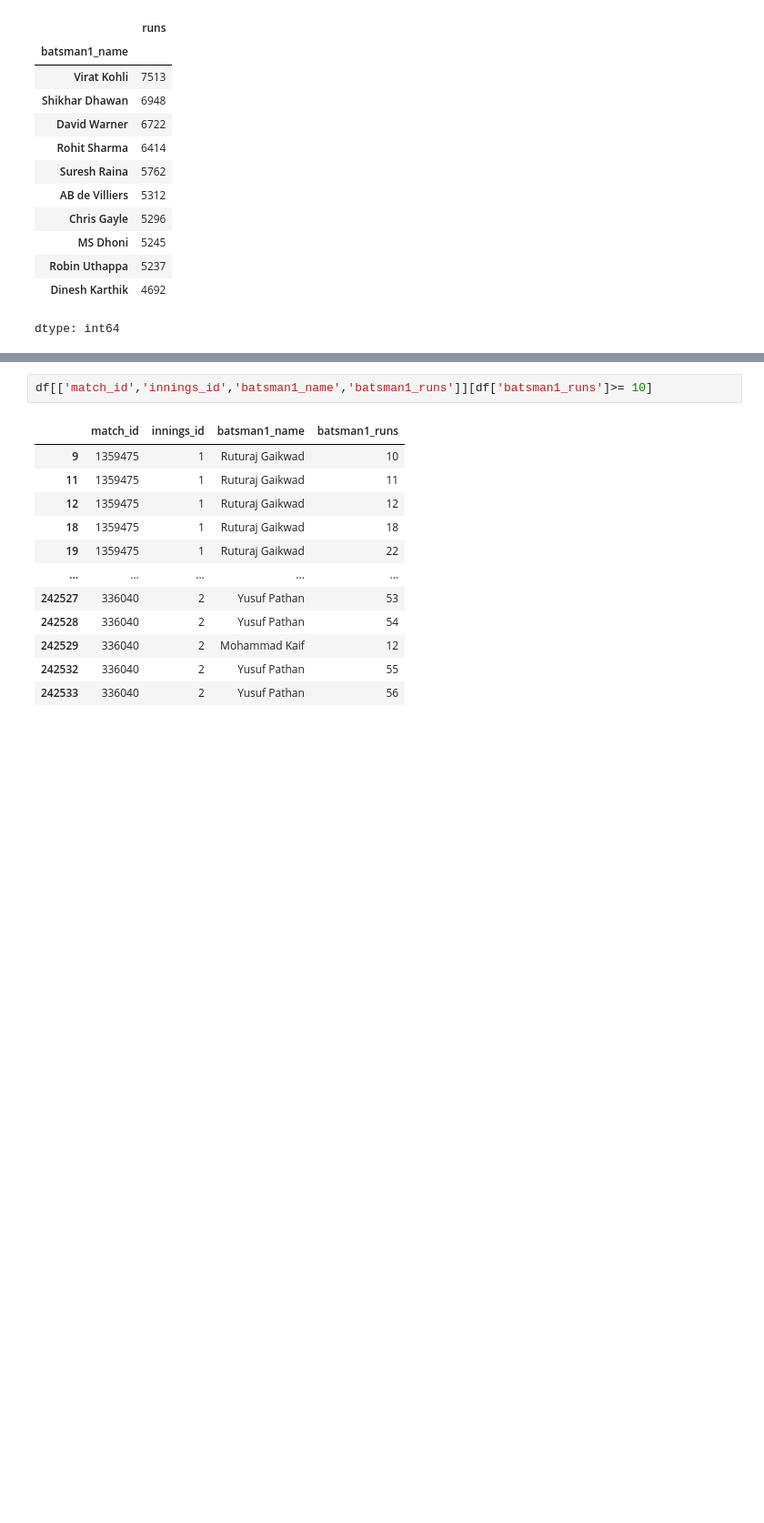
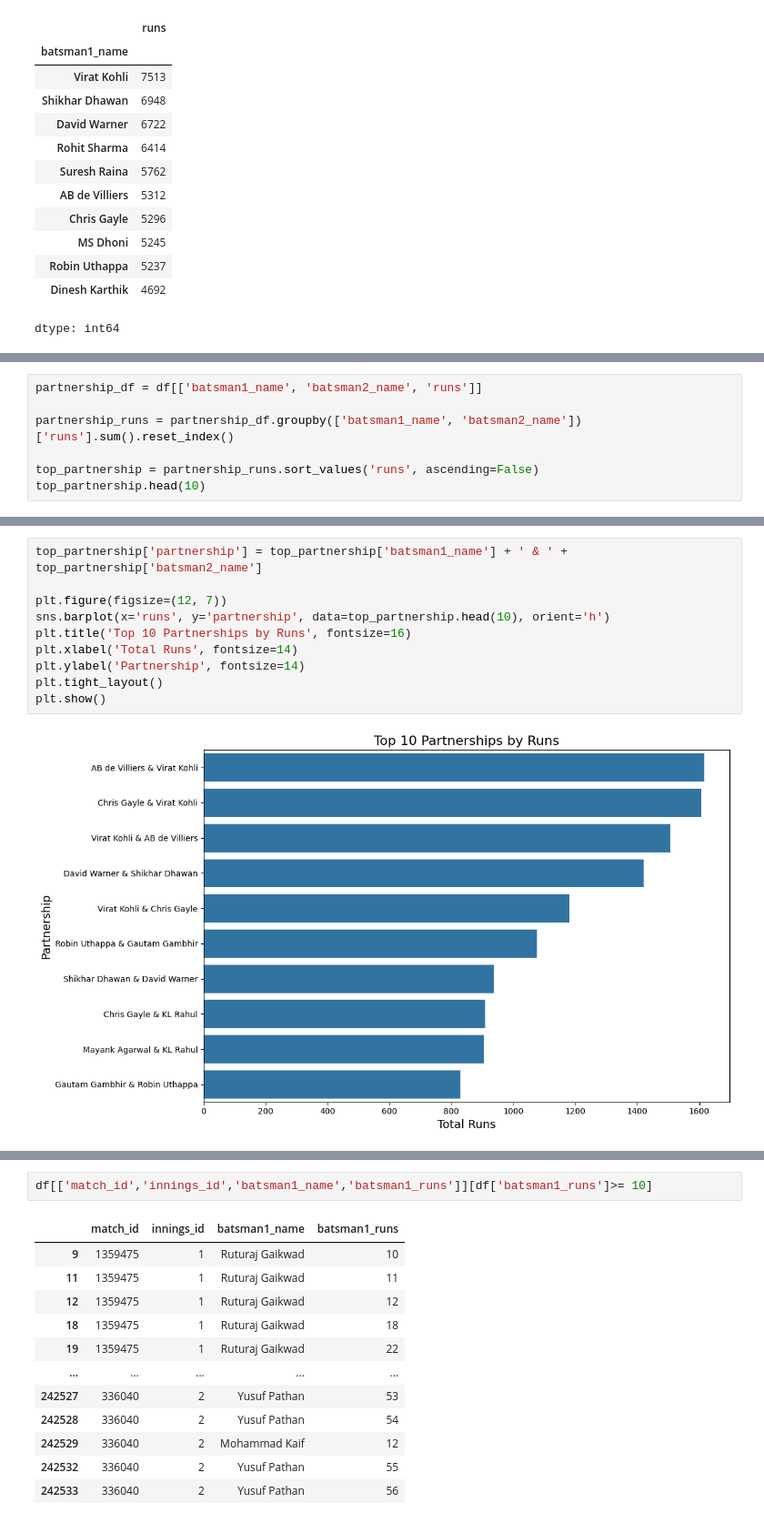
Before and after one commit to amalsalilan/IPL_Infographics_Data_Analytics_-_Data_Visualization_Infosys_Internship_Oct2024, a Jupyter notebook: final_notebook.ipynb, the cells around one changed output, grey strips where cells are left out. Shown at 91% size. Cells and saved outputs as stored; diff of their text form; blank space fills up the shorter version.

```diff
--- a/final_notebook.ipynb
+++ b/final_notebook.ipynb
@@ -364,0 +494,7 @@ dtype: int64
+# %%
+partnership_df = df[['batsman1_name', 'batsman2_name', 'runs']]
+
+partnership_runs = partnership_df.groupby(['batsman1_name', 'batsman2_name'])['runs'].sum().reset_index()
+
+top_partnership = partnership_runs.sort_values('runs', ascending=False)
+top_partnership.head(10)
@@ -364,0 +513,12 @@ dtype: int64
+# %%
+top_partnership['partnership'] = top_partnership['batsman1_name'] + ' & ' + top_partnership['batsman2_name']
+
+plt.figure(figsize=(12, 7))
+sns.barplot(x='runs', y='partnership', data=top_partnership.head(10), orient='h')
+plt.title('Top 10 Partnerships by Runs', fontsize=16)
+plt.xlabel('Total Runs', fontsize=14)
+plt.ylabel('Partnership', fontsize=14)
+plt.tight_layout()
+plt.show()
+# %% [output]
+[figure, added]
```
Also changed, not shown: parts of 29 cells of this notebook.
